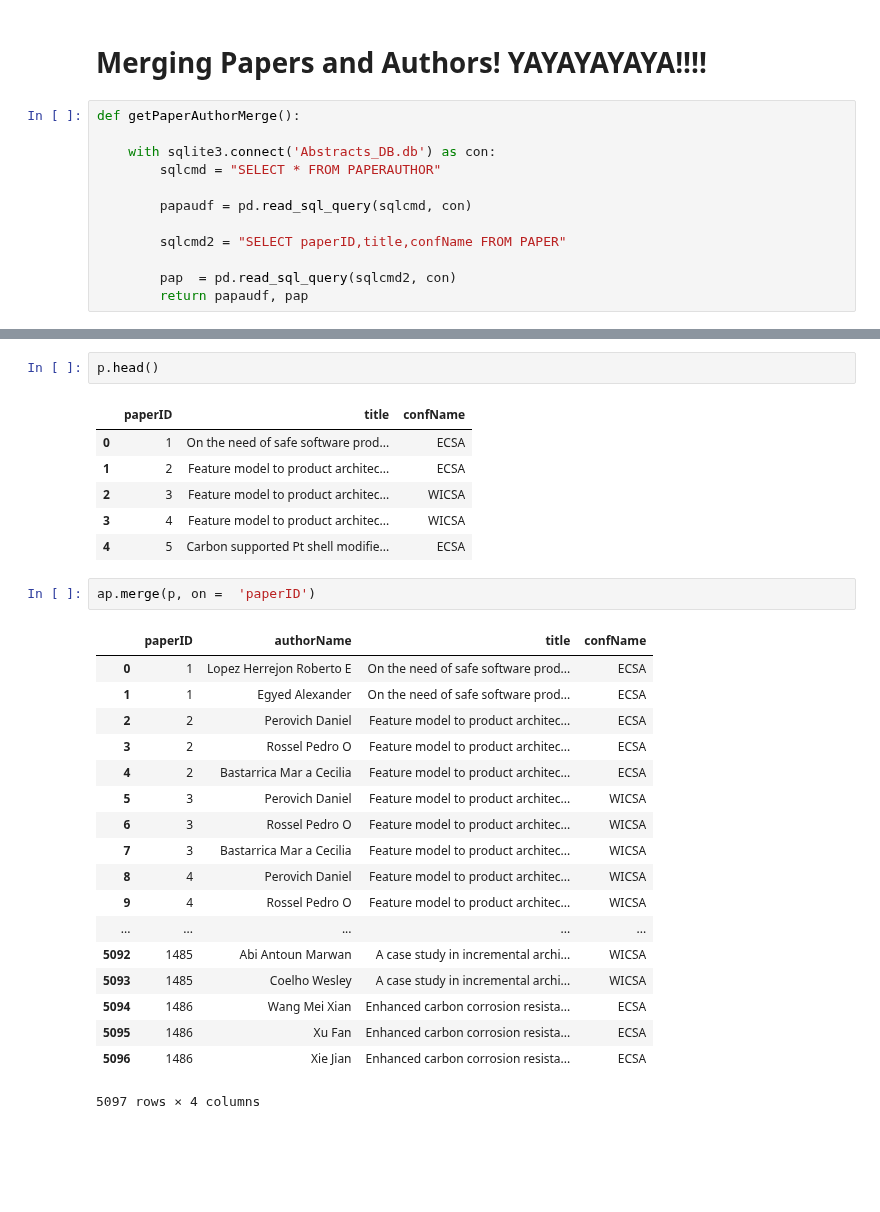
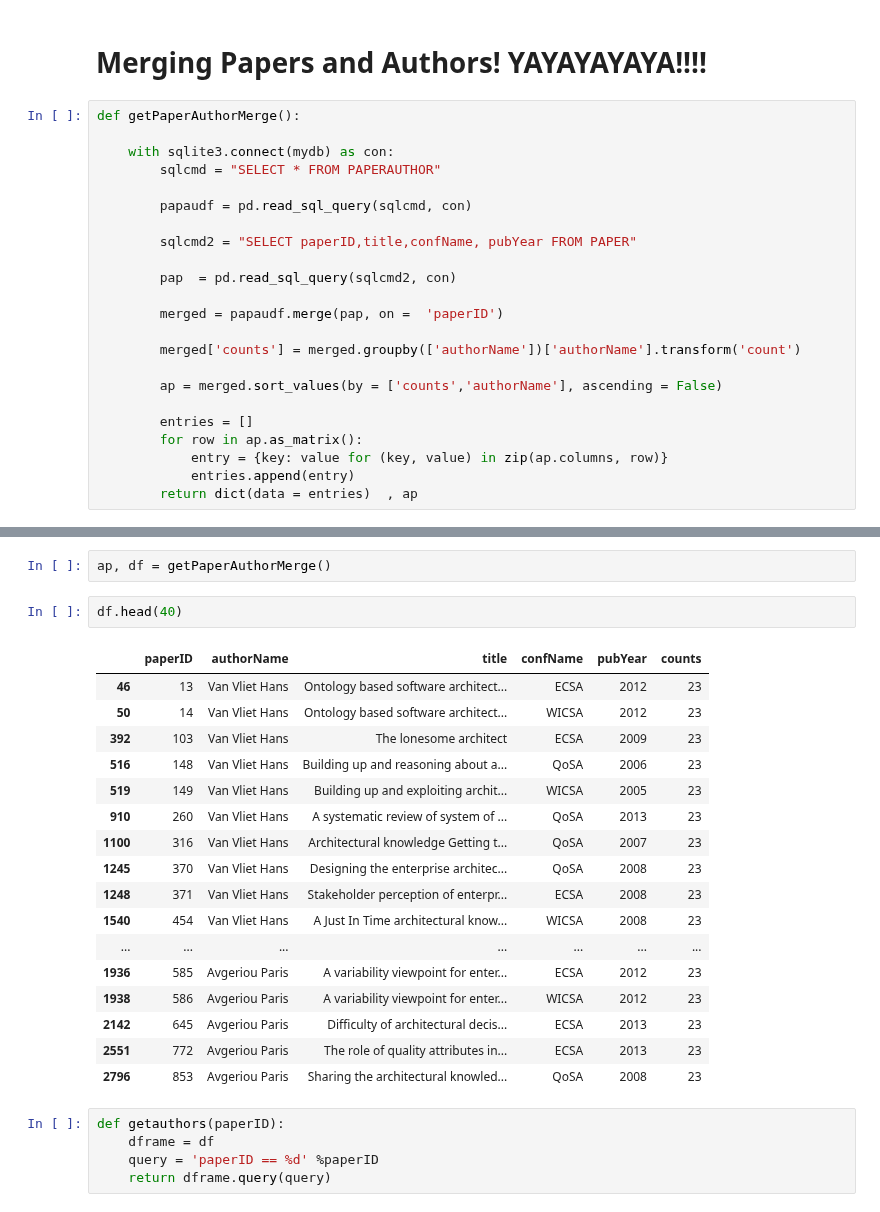
Before and after one commit to noveroa/DataBases, a Jupyter notebook: sqlStart/ExploringData_groupingandvisually.ipynb, the cells around one changed output, grey strips where cells are left out. Saved outputs shown, nothing was run; the diff lists cells and outputs as text; blank space fills up the shorter version.

Commit message:
added PaperAuthor table and link as well as searchability by paperID

```diff
--- a/sqlStart/ExploringData_groupingandvisually.ipynb
+++ b/sqlStart/ExploringData_groupingandvisually.ipynb
@@ -364,12 +364,23 @@ m.head()
 # %%
 def getPaperAuthorMerge():
 
-    with sqlite3.connect('Abstracts_DB.db') as con:
+    with sqlite3.connect(mydb) as con:
         sqlcmd = "SELECT * FROM PAPERAUTHOR"
 
         papaudf = pd.read_sql_query(sqlcmd, con)
 
-        sqlcmd2 = "SELECT paperID,title,confName FROM PAPER"
+        sqlcmd2 = "SELECT paperID,title,confName, pubYear FROM PAPER"
 
         pap  = pd.read_sql_query(sqlcmd2, con)
-        return papaudf, pap
+
+        merged = papaudf.merge(pap, on =  'paperID')
+
+        merged['counts'] = merged.groupby(['authorName'])['authorName'].transform('count')
+
+        ap = merged.sort_values(by = ['counts','authorName'], ascending = False)
+
+        entries = []
+        for row in ap.as_matrix():
+            entry = {key: value for (key, value) in zip(ap.columns, row)}
+            entries.append(entry)
+        return dict(data = entries)  , ap
@@ -387,30 +387,27 @@ ap.head()
-# %%
-p.head()
-# %% [output]
-|  | paperID | title | confName |
-| 0 | 1 | On the need of safe software prod... | ECSA |
-| 1 | 2 | Feature model to product architec... | ECSA |
-| 2 | 3 | Feature model to product architec... | WICSA |
-| 3 | 4 | Feature model to product architec... | WICSA |
-| 4 | 5 | Carbon supported Pt shell modifie... | ECSA |
-# %%
-ap.merge(p, on =  'paperID')
-# %% [output]
-|  | paperID | authorName | title | confName |
-| 0 | 1 | Lopez Herrejon Roberto E | On the need of safe software prod... | ECSA |
-| 1 | 1 | Egyed Alexander | On the need of safe software prod... | ECSA |
-| 2 | 2 | Perovich Daniel | Feature model to product architec... | ECSA |
-| 3 | 2 | Rossel Pedro O | Feature model to product architec... | ECSA |
-| 4 | 2 | Bastarrica Mar a Cecilia | Feature model to product architec... | ECSA |
-| 5 | 3 | Perovich Daniel | Feature model to product architec... | WICSA |
-| 6 | 3 | Rossel Pedro O | Feature model to product architec... | WICSA |
-| 7 | 3 | Bastarrica Mar a Cecilia | Feature model to product architec... | WICSA |
-| 8 | 4 | Perovich Daniel | Feature model to product architec... | WICSA |
-| 9 | 4 | Rossel Pedro O | Feature model to product architec... | WICSA |
-| ... | ... | ... | ... | ... |
-| 5092 | 1485 | Abi Antoun Marwan | A case study in incremental archi... | WICSA |
-| 5093 | 1485 | Coelho Wesley | A case study in incremental archi... | WICSA |
-| 5094 | 1486 | Wang Mei Xian | Enhanced carbon corrosion resista... | ECSA |
-| 5095 | 1486 | Xu Fan | Enhanced carbon corrosion resista... | ECSA |
-| 5096 | 1486 | Xie Jian | Enhanced carbon corrosion resista... | ECSA |
-5097 rows × 4 columns
+# %%
+ap, df = getPaperAuthorMerge()
+# %%
+df.head(40)
+# %% [output]
+|  | paperID | authorName | title | confName | pubYear | counts |
+| 46 | 13 | Van Vliet Hans | Ontology based software architect... | ECSA | 2012 | 23 |
+| 50 | 14 | Van Vliet Hans | Ontology based software architect... | WICSA | 2012 | 23 |
+| 392 | 103 | Van Vliet Hans | The lonesome architect | ECSA | 2009 | 23 |
+| 516 | 148 | Van Vliet Hans | Building up and reasoning about a... | QoSA | 2006 | 23 |
+| 519 | 149 | Van Vliet Hans | Building up and exploiting archit... | WICSA | 2005 | 23 |
+| 910 | 260 | Van Vliet Hans | A systematic review of system of ... | QoSA | 2013 | 23 |
+| 1100 | 316 | Van Vliet Hans | Architectural knowledge Getting t... | QoSA | 2007 | 23 |
+| 1245 | 370 | Van Vliet Hans | Designing the enterprise architec... | QoSA | 2008 | 23 |
+| 1248 | 371 | Van Vliet Hans | Stakeholder perception of enterpr... | ECSA | 2008 | 23 |
+| 1540 | 454 | Van Vliet Hans | A Just In Time architectural know... | WICSA | 2008 | 23 |
+| ... | ... | ... | ... | ... | ... | ... |
+| 1936 | 585 | Avgeriou Paris | A variability viewpoint for enter... | ECSA | 2012 | 23 |
+| 1938 | 586 | Avgeriou Paris | A variability viewpoint for enter... | WICSA | 2012 | 23 |
+| 2142 | 645 | Avgeriou Paris | Difficulty of architectural decis... | ECSA | 2013 | 23 |
+| 2551 | 772 | Avgeriou Paris | The role of quality attributes in... | ECSA | 2013 | 23 |
+| 2796 | 853 | Avgeriou Paris | Sharing the architectural knowled... | QoSA | 2008 | 23 |
+# %%
+def getauthors(paperID):
+    dframe = df
+    query = 'paperID == %d' %paperID
+    return dframe.query(query)
```
Also changed, not shown: parts of 6 cells of this notebook, 4 other files.
